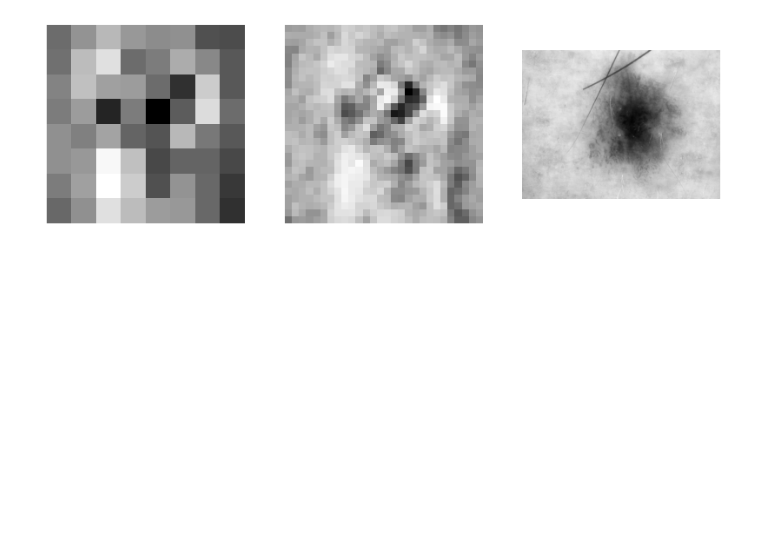
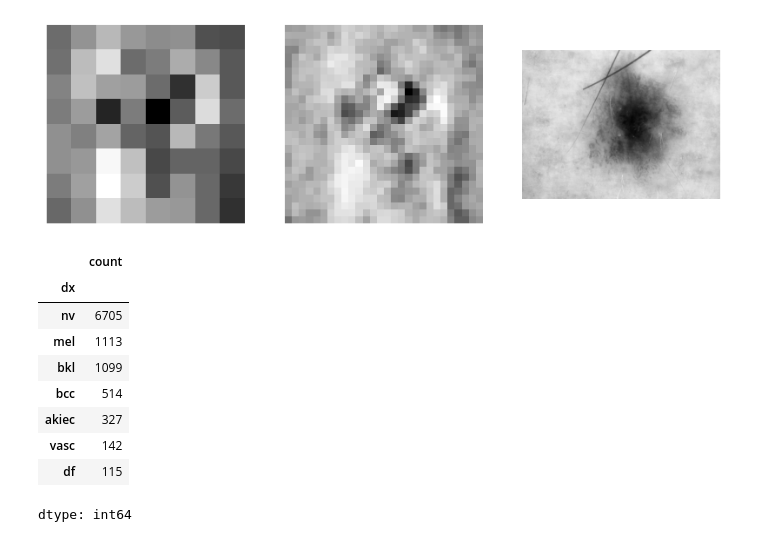
Before and after one commit to enVives/TFG, a Jupyter notebook: part1.ipynb, the cells around one changed output. Saved outputs shown, nothing was run; the diff lists cells and outputs as text; code cells hidden in the pictures; blank space fills up the shorter version.

```diff
--- a/part1.ipynb
+++ b/part1.ipynb
@@ -50,3 +75,19 @@ ax[2].axis('off')
 io.show()
 # %% [output]
 [figure]
+# %%
+metadates = pd.read_csv('/content/sample_data/HAM10000_metadata.csv')
+metadates = metadates.sort_values(by='image_id')
+metadates.head()
+metadates['dx'].value_counts()
+# %% [output]
+|  | count |
+| dx |  |
+| nv | 6705 |
+| mel | 1113 |
+| bkl | 1099 |
+| bcc | 514 |
+| akiec | 327 |
+| vasc | 142 |
+| df | 115 |
+dtype: int64
```
Also changed, not shown: parts of 2 cells of this notebook.
